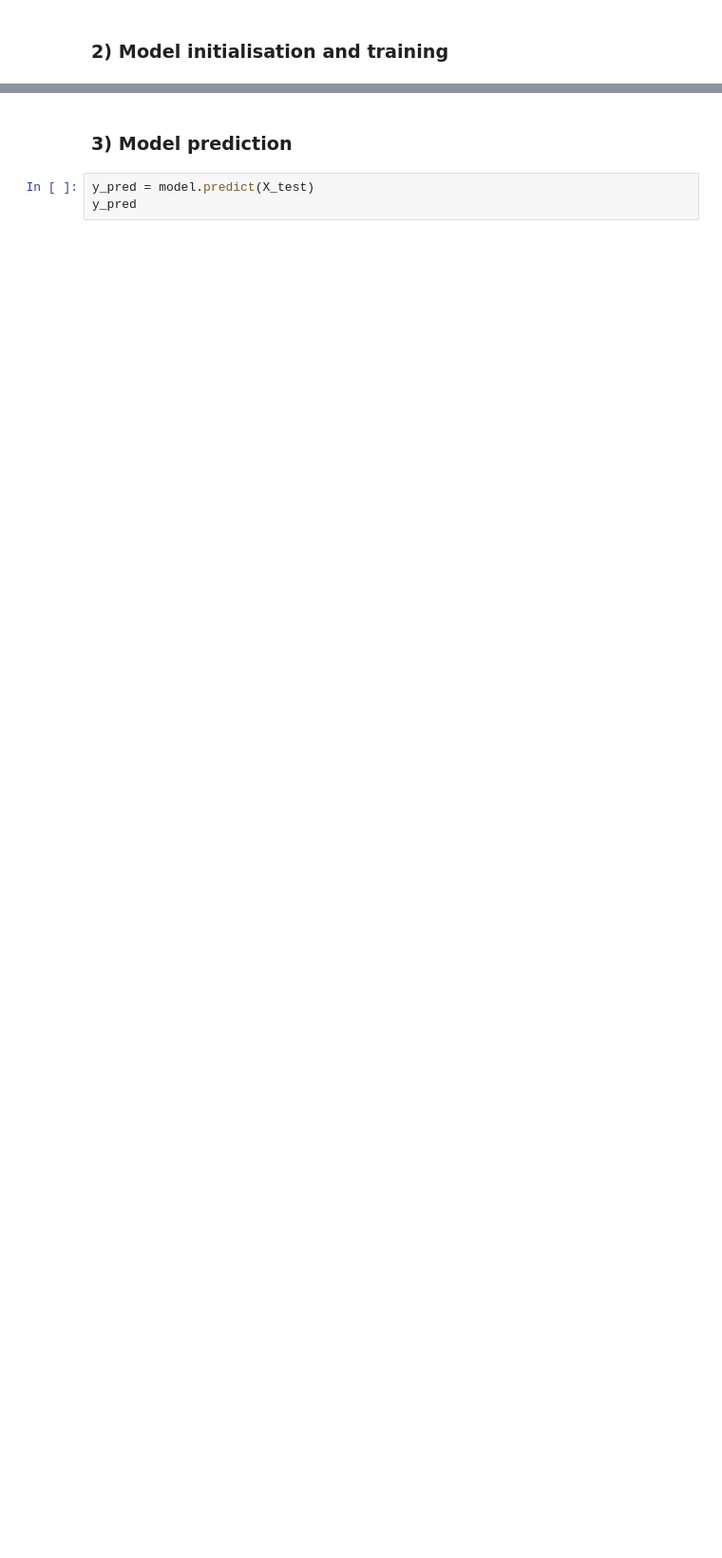
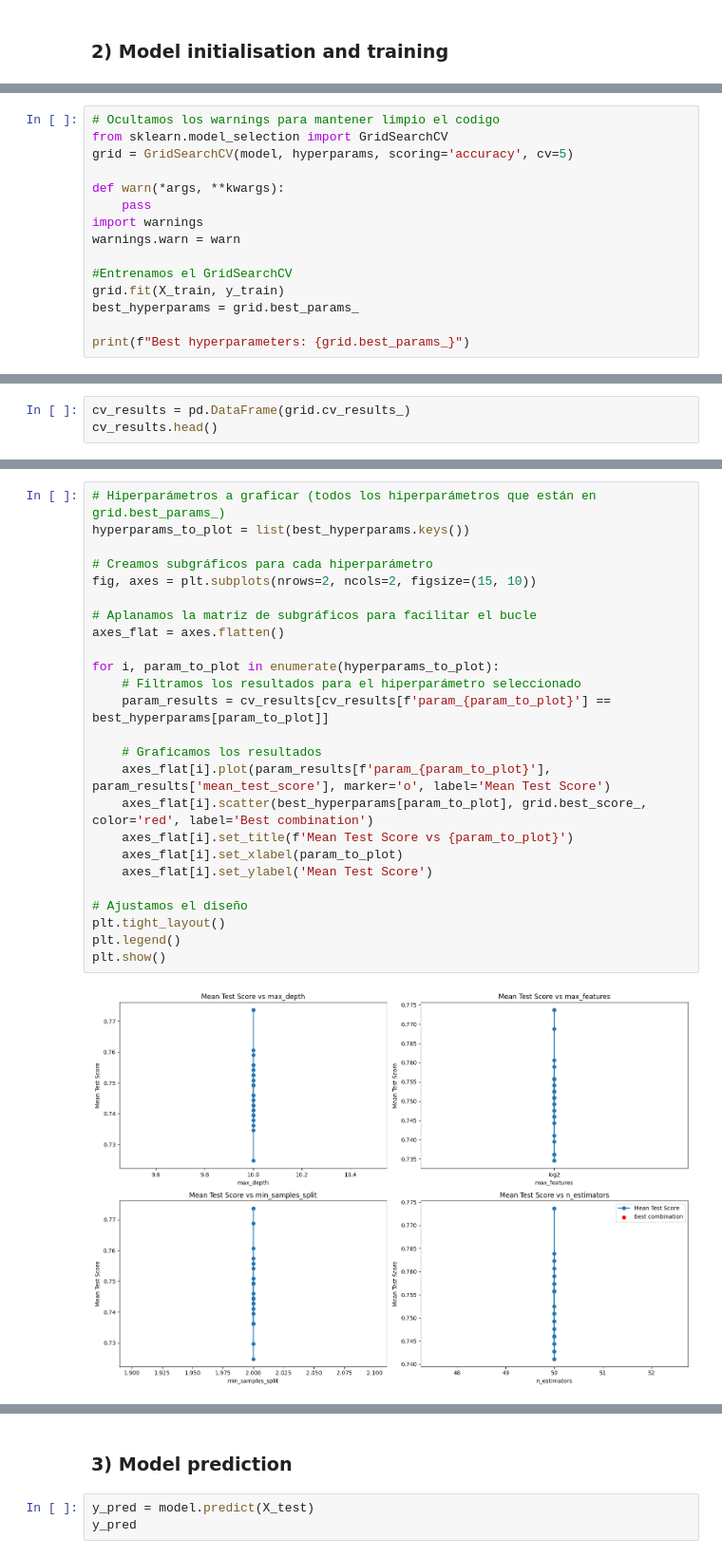
Before and after one commit to 4GeeksAcademy/MLRandom-Forest-PilarZarco, a Jupyter notebook: src/ML Random Forest.ipynb, the cells around one changed output, grey strips where cells are left out. Shown at 95% size. Cells and saved outputs as stored; diff of their text form; blank space fills up the shorter version.

```diff
--- a/src/ML Random Forest.ipynb
+++ b/src/ML Random Forest.ipynb
@@ -37,0 +88,15 @@ RandomForestClassifier(n_estimators=70, random_state=71)
+# %%
+# Ocultamos los warnings para mantener limpio el codigo
+from sklearn.model_selection import GridSearchCV
+grid = GridSearchCV(model, hyperparams, scoring='accuracy', cv=5)
+
+def warn(*args, **kwargs):
+    pass
+import warnings
+warnings.warn = warn
+
+#Entrenamos el GridSearchCV
+grid.fit(X_train, y_train)
+best_hyperparams = grid.best_params_
+
+print(f"Best hyperparameters: {grid.best_params_}")
@@ -37,0 +105,3 @@ RandomForestClassifier(n_estimators=70, random_state=71)
+# %%
+cv_results = pd.DataFrame(grid.cv_results_)
+cv_results.head()
@@ -38,3 +115,30 @@ RandomForestClassifier(n_estimators=70, random_state=71)
+# %%
+# Hiperparámetros a graficar (todos los hiperparámetros que están en grid.best_params_)
+hyperparams_to_plot = list(best_hyperparams.keys())
+
+# Creamos subgráficos para cada hiperparámetro
+fig, axes = plt.subplots(nrows=2, ncols=2, figsize=(15, 10))
+
+# Aplanamos la matriz de subgráficos para facilitar el bucle
+axes_flat = axes.flatten()
+
+for i, param_to_plot in enumerate(hyperparams_to_plot):
+    # Filtramos los resultados para el hiperparámetro seleccionado
+    param_results = cv_results[cv_results[f'param_{param_to_plot}'] == best_hyperparams[param_to_plot]]
+
+    # Graficamos los resultados
+    axes_flat[i].plot(param_results[f'param_{param_to_plot}'], param_results['mean_test_score'], marker='o', label='Mean Test Score')
+    axes_flat[i].scatter(best_hyperparams[param_to_plot], grid.best_score_, color='red', label='Best combination')
+    axes_flat[i].set_title(f'Mean Test Score vs {param_to_plot}')
+    axes_flat[i].set_xlabel(param_to_plot)
+    axes_flat[i].set_ylabel('Mean Test Score')
+
+# Ajustamos el diseño
+plt.tight_layout()
+plt.legend()
+plt.show()
+# %% [output]
+[figure, added]
 # %%
 # Show the first 4 trees out of the 100 generated (default).
 import matplotlib.pyplot as plt
```
Also changed, not shown: parts of 21 cells of this notebook, 7 other files.
